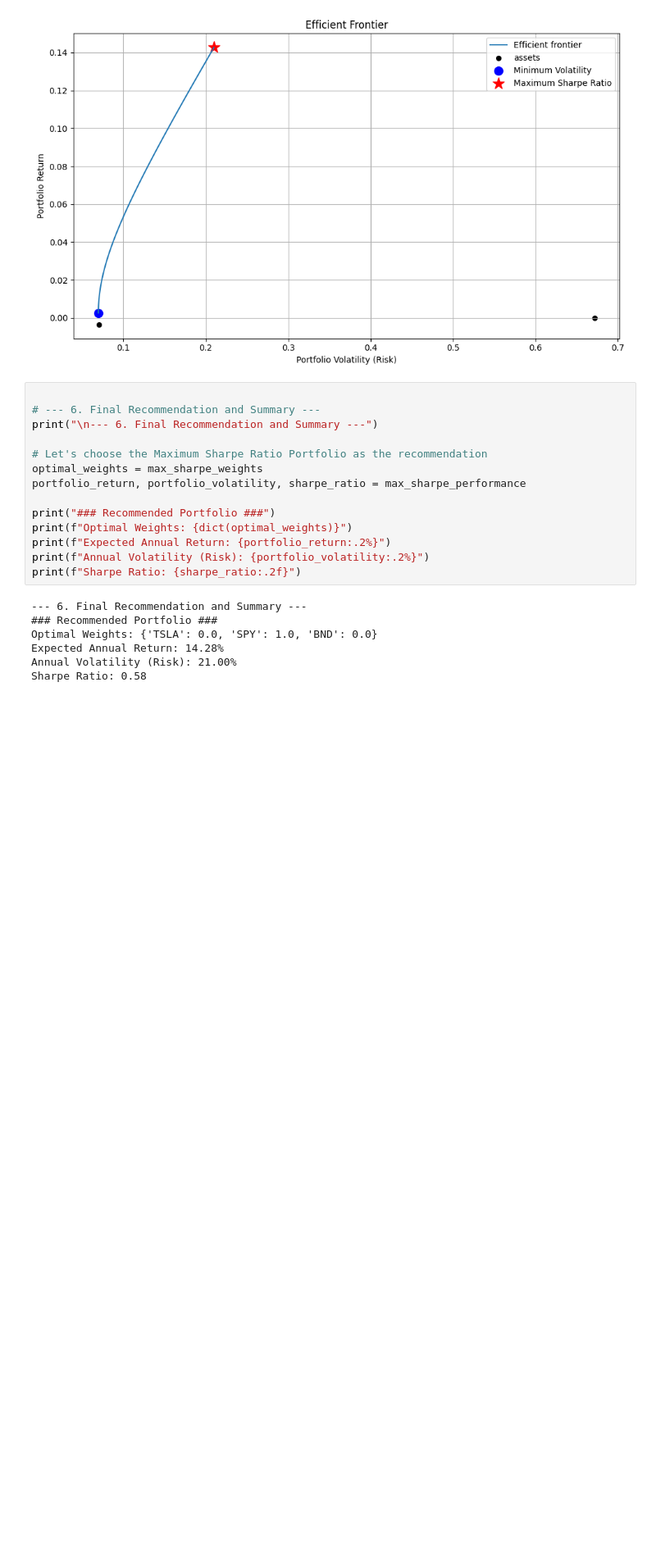
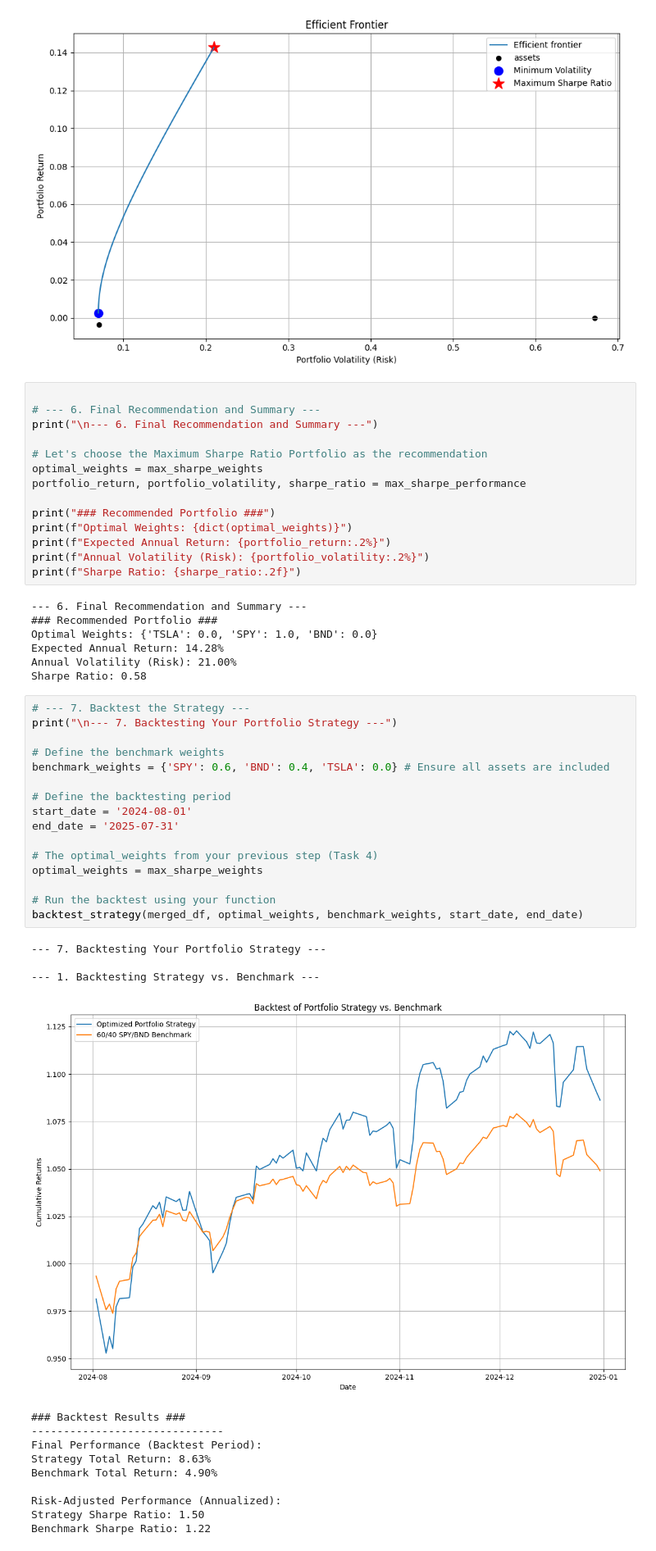
Before and after one commit to anaol216/gmf-time-series-portfolio-optimization, a Jupyter notebook: notebooks/portfolio_optimization.ipynb, the cells around one changed output. Shown at 82% size. Cells and saved outputs as stored; diff of their text form; blank space fills up the shorter version.

```diff
--- a/notebooks/portfolio_optimization.ipynb
+++ b/notebooks/portfolio_optimization.ipynb
@@ -108,3 +109,33 @@ Optimal Weights: {'TSLA': 0.0, 'SPY': 1.0, 'BND': 0.0}
 Expected Annual Return: 14.28%
 Annual Volatility (Risk): 21.00%
 Sharpe Ratio: 0.58
+# %%
+# --- 7. Backtest the Strategy ---
+print("\n--- 7. Backtesting Your Portfolio Strategy ---")
+
+# Define the benchmark weights
+benchmark_weights = {'SPY': 0.6, 'BND': 0.4, 'TSLA': 0.0} # Ensure all assets are included
+
+# Define the backtesting period
+start_date = '2024-08-01'
+end_date = '2025-07-31'
+
+# The optimal_weights from your previous step (Task 4)
+optimal_weights = max_sharpe_weights
+
+# Run the backtest using your function
+backtest_strategy(merged_df, optimal_weights, benchmark_weights, start_date, end_date)
+# %% [output]
+--- 7. Backtesting Your Portfolio Strategy ---
+
+--- 1. Backtesting Strategy vs. Benchmark ---
+[figure, added]
+### Backtest Results ###
+------------------------------
+Final Performance (Backtest Period):
+Strategy Total Return: 8.63%
+Benchmark Total Return: 4.90%
+
+Risk-Adjusted Performance (Annualized):
+Strategy Sharpe Ratio: 1.50
+Benchmark Sharpe Ratio: 1.22
```
Also changed, not shown: parts of 1 cell of this notebook.
